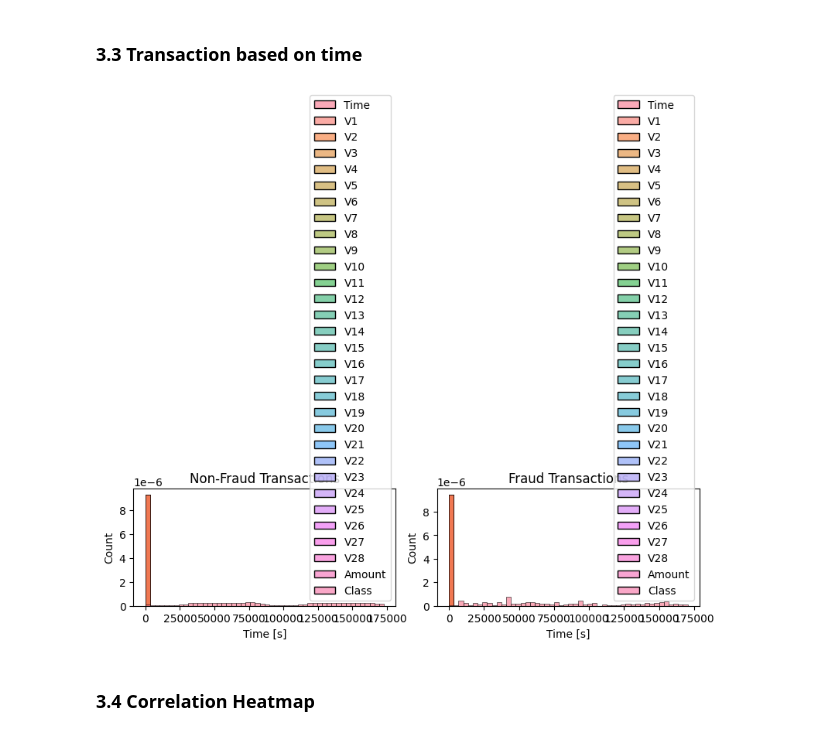
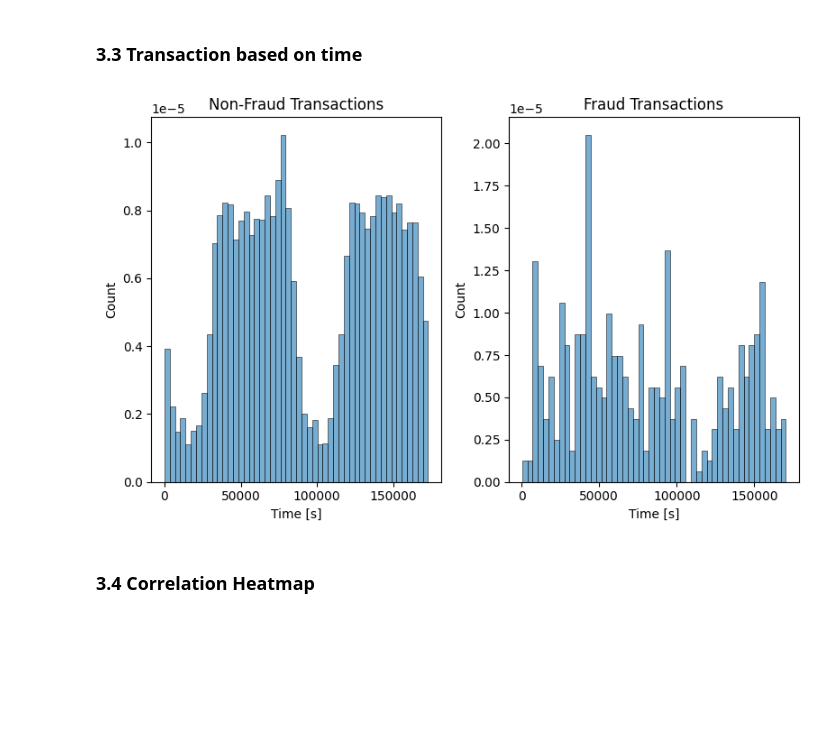
Before and after one commit to rixwan-khan/Credit_Card_Fraud_Detection, a Jupyter notebook: credit_card_fraud_detection.ipynb, the cells around one changed output. Cells and saved outputs as stored; diff of their text form; code cells hidden in the pictures; blank space fills up the shorter version.

```diff
--- a/credit_card_fraud_detection.ipynb
+++ b/credit_card_fraud_detection.ipynb
@@ -325,32 +325,34 @@ Non_Fraud - IQR value: 71.78999999999999
 # %%
 plt.figure(figsize=(8,5))
 
 plt.subplot(1,2,1) # row,columns, position
 sns.histplot(
-    non_fraud_txn,
+    data = non_fraud_txn,
+    x = 'Time',
     bins=50,
     alpha = 0.6,
     stat ='density'
 )
 plt.title('Non-Fraud Transactions')
 plt.xlabel('Time [s]')
 plt.ylabel('Count')
 
 plt.subplot(1,2,2) # row,column,position
 sns.histplot(
-    fraud_txn,
+    data = fraud_txn,
+    x= 'Time',
     bins=50,
     alpha = 0.6,
     stat ='density'
 )
 plt.title('Fraud Transactions')
 plt.xlabel('Time [s]')
 plt.ylabel('Count')
 
 plt.tight_layout()
 plt.show()
 # %% [output]
-[figure, old version]
+[figure, new version]
 # %% [markdown]
 ### **3.4 Correlation Heatmap**
 # %%
```
Also changed, not shown: parts of 6 cells of this notebook.
